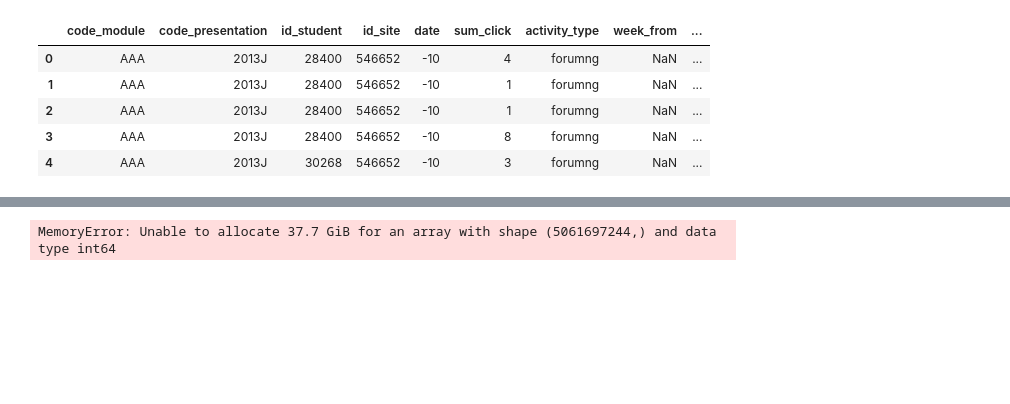
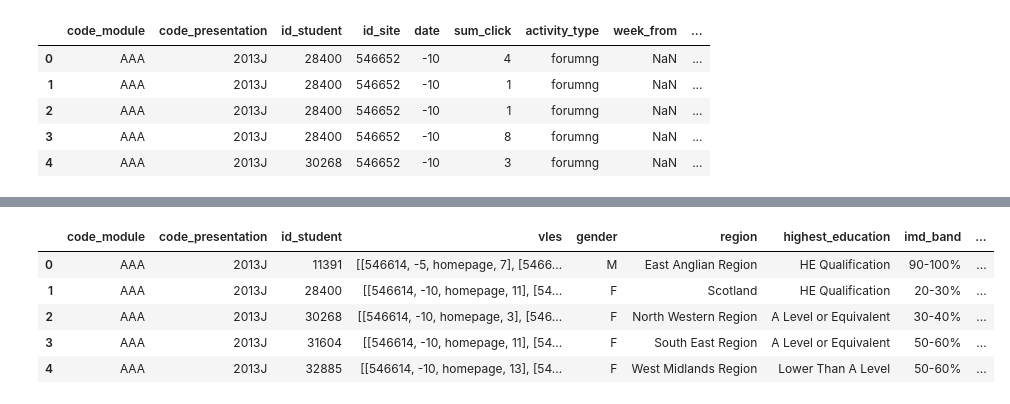
Before and after one commit to jortvangorkum/TFL-Early-Warning-System, a Jupyter notebook: data-preperation/data-preperation.ipynb, the cells around one changed output, grey strips where cells are left out. Cells and saved outputs as stored; diff of their text form; code cells hidden in the pictures; blank space fills up the shorter version.

Commit message:
Merged vles with student

```diff
--- a/data-preperation/data-preperation.ipynb
+++ b/data-preperation/data-preperation.ipynb
@@ -69,5 +69,6 @@ vles.head()
 | 3 | AAA | 2013J | 28400 | 546652 | -10 | 8 | forumng | NaN | ... |
 | 4 | AAA | 2013J | 30268 | 546652 | -10 | 3 | forumng | NaN | ... |
 # %%
-grouped_vles_per_day = vles.groupby(["code_module", "code_presentation", "id_student", "id_site", "date", "activity_type"]).agg({"sum_click": "sum"})
-grouped_vles_per_day.head(100)
+grouped_vles_per_day = vles.groupby(["code_module", "code_presentation", "id_student", "id_site", "date", "activity_type"]).agg({
+    "sum_click": "sum"
+}).reset_index()
@@ -88,0 +75,4 @@ grouped_vles_per_day.head(100)
+# %%
+
+grouped_vles_per_day["vles"] = grouped_vles_per_day[["id_site", "date", "activity_type", "sum_click"]].values.tolist()
+grouped_vles_per_day.head()
@@ -88,0 +86,5 @@ grouped_vles_per_day.head(100)
+# %%
+grouped_vles_per_student = grouped_vles_per_day.groupby(["code_module", "code_presentation", "id_student"], as_index=False).agg({
+    "vles": lambda x: list(x)
+})
+grouped_vles_per_student.head()
@@ -89,5 +98,13 @@ grouped_vles_per_day.head(100)
 # %%
-merged_df = pandas.merge(merged_df, grouped_vles_per_day, on=["code_module", "code_presentation", "id_student"])
+head_grouped_vles = grouped_vles_per_student.head()
+head_merged_df = merged_df.head()
+
+merged_df = pandas.merge(head_grouped_vles, head_merged_df, on=["code_module", "code_presentation", "id_student"])
 merged_df.head()
 # %% [output]
-MemoryError: Unable to allocate 37.7 GiB for an array with shape (5061697244,) and data type int64
+|  | code_module | code_presentation | id_student | vles | gender | region | highest_education | imd_band | ... |
+| 0 | AAA | 2013J | 11391 | [[546614, -5, homepage, 7], [5466... | M | East Anglian Region | HE Qualification | 90-100% | ... |
+| 1 | AAA | 2013J | 28400 | [[546614, -10, homepage, 11], [54... | F | Scotland | HE Qualification | 20-30% | ... |
+| 2 | AAA | 2013J | 30268 | [[546614, -10, homepage, 3], [546... | F | North Western Region | A Level or Equivalent | 30-40% | ... |
+| 3 | AAA | 2013J | 31604 | [[546614, -10, homepage, 11], [54... | F | South East Region | A Level or Equivalent | 50-60% | ... |
+| 4 | AAA | 2013J | 32885 | [[546614, -10, homepage, 13], [54... | F | West Midlands Region | Lower Than A Level | 50-60% | ... |
```
Also changed, not shown: parts of 3 cells of this notebook.
